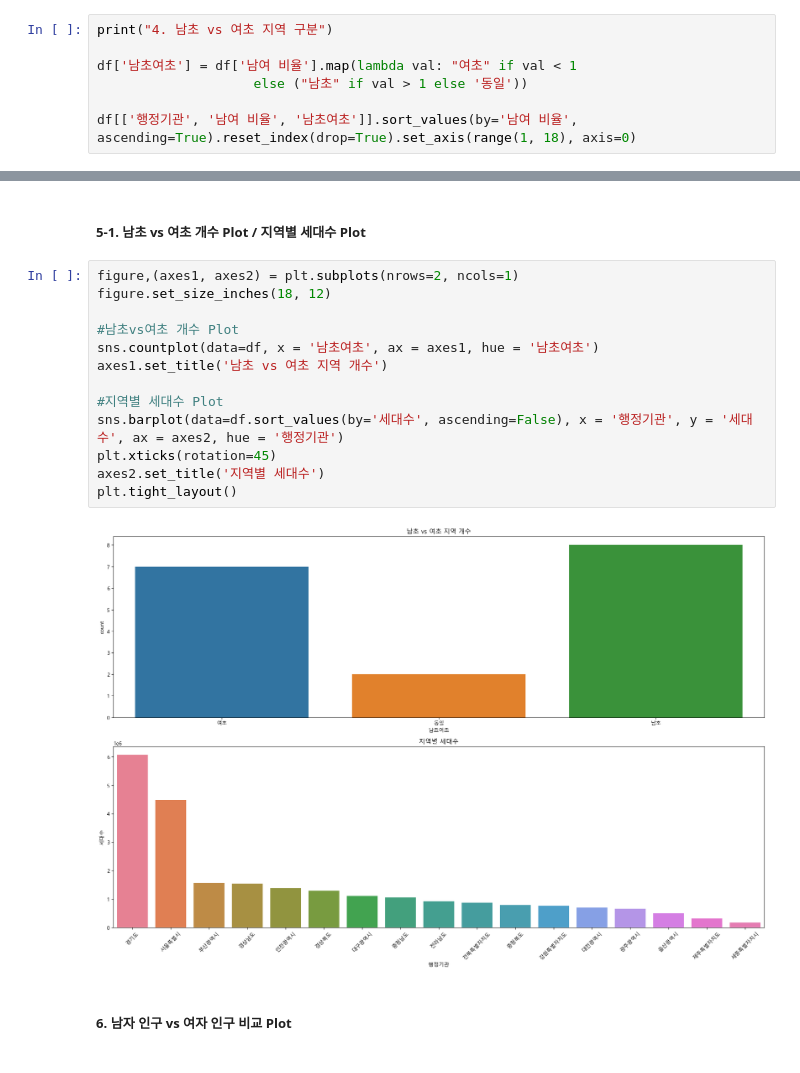
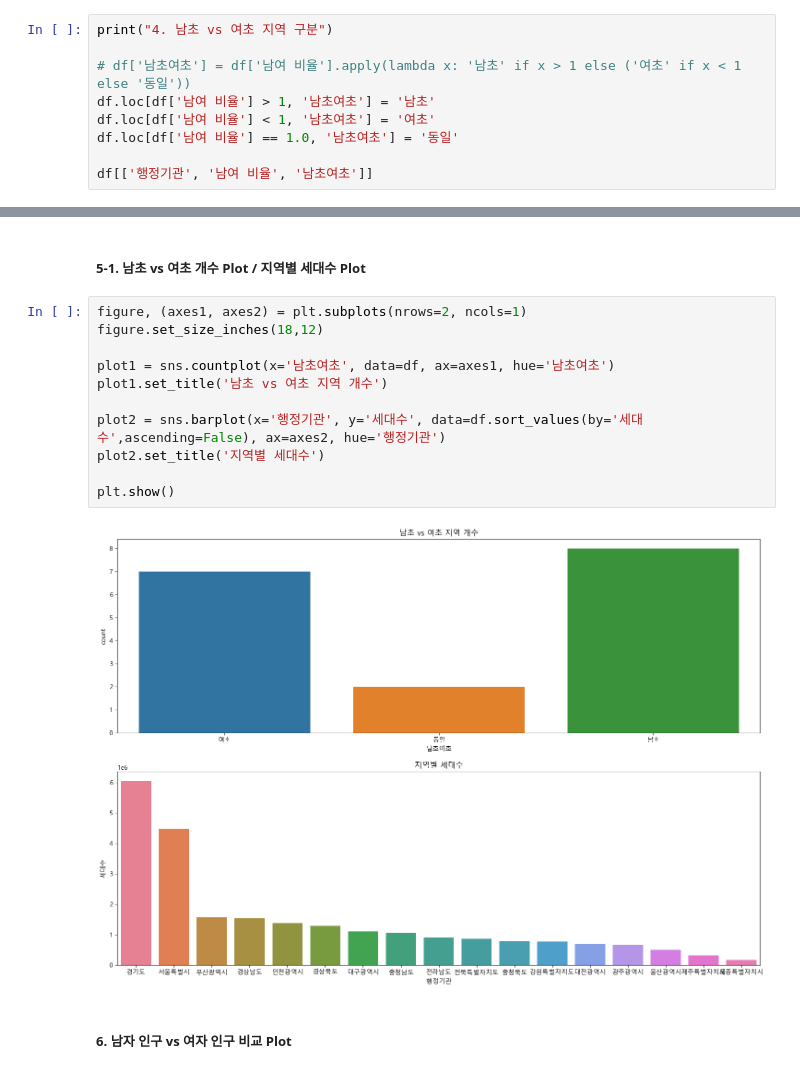
Before and after one commit to WorkSpaceForHanmg/Python_Webscraping_Analysis, a Jupyter notebook: 연습문제/04_인구현황분석.ipynb, the cells around one changed output, grey strips where cells are left out. Saved outputs shown, nothing was run; the diff lists cells and outputs as text.

```diff
--- a/연습문제/04_인구현황분석.ipynb
+++ b/연습문제/04_인구현황분석.ipynb
@@ -145,10 +149,12 @@ plt.show()
 # %%
 print("4. 남초 vs 여초 지역 구분")
 
-df['남초여초'] = df['남여 비율'].map(lambda val: "여초" if val < 1
-                    else ("남초" if val > 1 else '동일'))
+# df['남초여초'] = df['남여 비율'].apply(lambda x: '남초' if x > 1 else ('여초' if x < 1 else '동일'))
+df.loc[df['남여 비율'] > 1, '남초여초'] = '남초'
+df.loc[df['남여 비율'] < 1, '남초여초'] = '여초'
+df.loc[df['남여 비율'] == 1.0, '남초여초'] = '동일'
 
-df[['행정기관', '남여 비율', '남초여초']].sort_values(by='남여 비율', ascending=True).reset_index(drop=True).set_axis(range(1, 18), axis=0)
+df[['행정기관', '남여 비율', '남초여초']]
 # %% [output]
 4. 남초 vs 여초 지역 구분
 |  | 행정기관 | 남여 비율 | 남초여초 |
@@ -190,20 +197,18 @@ df.loc[df['세대당 인구'] > df['세대당 인구'].mean(), ['행정기관',
 # %% [markdown]
 ##### 5-1. 남초 vs 여초 개수 Plot  /  지역별 세대수 Plot
 # %%
-figure,(axes1, axes2) = plt.subplots(nrows=2, ncols=1)
-figure.set_size_inches(18, 12)
+figure, (axes1, axes2) = plt.subplots(nrows=2, ncols=1)
+figure.set_size_inches(18,12)
 
-#남초vs여초 개수 Plot
-sns.countplot(data=df, x = '남초여초', ax = axes1, hue = '남초여초')
-axes1.set_title('남초 vs 여초 지역 개수')
+plot1 = sns.countplot(x='남초여초', data=df, ax=axes1, hue='남초여초')
+plot1.set_title('남초 vs 여초 지역 개수')
 
-#지역별 세대수 Plot
-sns.barplot(data=df.sort_values(by='세대수', ascending=False), x = '행정기관', y = '세대수', ax = axes2, hue = '행정기관')
-plt.xticks(rotation=45)
-axes2.set_title('지역별 세대수')
-plt.tight_layout()
+plot2 = sns.barplot(x='행정기관', y='세대수', data=df.sort_values(by='세대수',ascending=False), ax=axes2, hue='행정기관')
+plot2.set_title('지역별 세대수')
+
+plt.show()
 # %% [output]
-[figure, old version]
+[figure, new version]
 # %% [markdown]
 ##### 6. 남자 인구 vs 여자 인구 비교 Plot
 # %%
```
Also changed, not shown: parts of 16 cells of this notebook, 2 other files.
